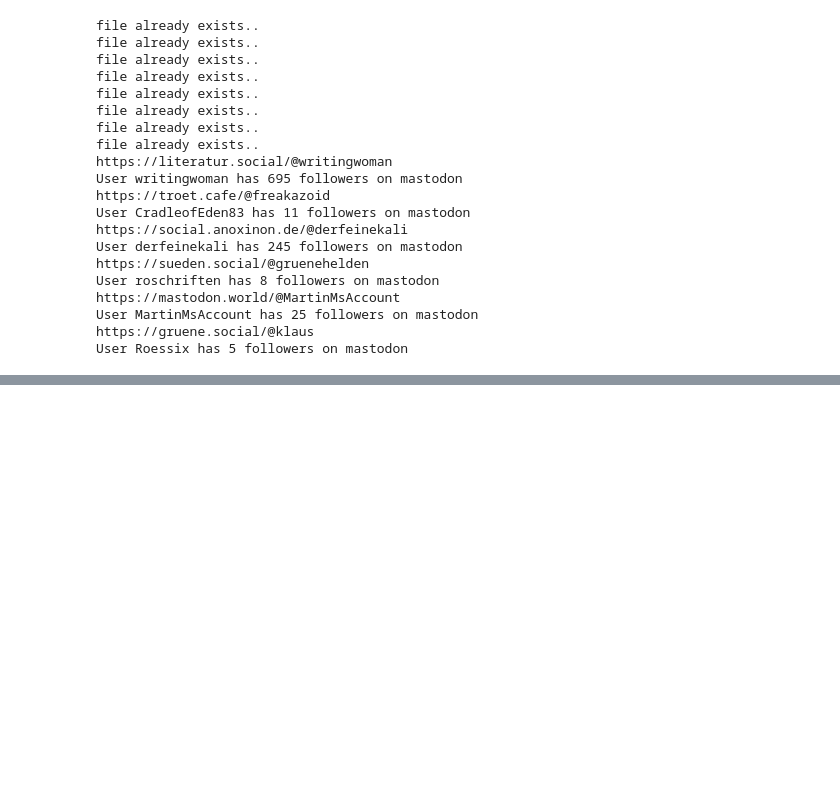
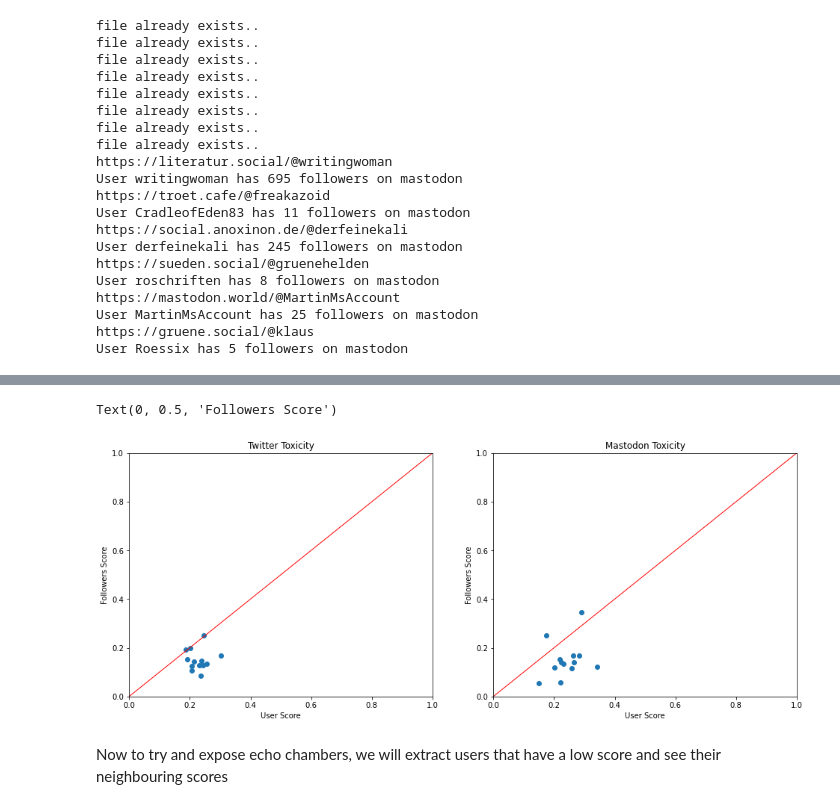
Before and after one commit to S4b3/Twitter_Mastodon_Toxicity_Analysis, a Jupyter notebook: main.ipynb, the cells around one changed output, grey strips where cells are left out. Cells and saved outputs as stored; diff of their text form; code cells hidden in the pictures; blank space fills up the shorter version.

Commit message:
Scraping of followers

```diff
--- a/main.ipynb
+++ b/main.ipynb
@@ -552,6 +566,8 @@ for idx, user in avg_toxic_users.iterrows():
         print("file already exists..")
         continue
     results = query_mastodon_followers(str(user['mastodon_username']))
+    if(not results):
+        continue
     print(f'User { user["twitter_username"] } has {len(results)} followers on mastodon')
 
     with open(f'./toxic_accounts_followers/mastodon/{user["twitter_id"]}.json', 'w+') as json_file:
@@ -922,0 +731,3 @@ Add its username to accounts_to_skip
+# %%
+with open('./toxic_followers_scores.csv', 'w+') as scores_file :
+    scores_file.write('twitter_id,twitter_username,mastodon_username,Twitter_TOXICITY,Twitter_SEVERE_TOXICITY,Twitter_IDENTITY_ATTACK,Twitter_INSULT,Twitter_PROFANITY,Twitter_THREAT,Mastodon_TOXICITY,Mastodon_SEVERE_TOXICITY,Mastodon_IDENTITY_ATTACK,Mastodon_INSULT,Mastodon_PROFANITY,Mastodon_THREAT')
@@ -922,0 +771,13 @@ Add its username to accounts_to_skip
+# %%
+# 1. open scores
+scores = pd.read_csv('./scores.csv')
+# 2. for each user in avg toxic we save its scores
+columns = ['twitter_id', *scores.columns]
+avg_toxic_scores = pd.DataFrame(columns = columns)
+# 3. process toxic users
+for idx, tox in avg_toxic_users.iterrows():
+
+    data = pd.Series([tox['twitter_id'], *scores[scores['twitter_username'] == tox['twitter_username']].values[0]], index = columns)
+    avg_toxic_scores = avg_toxic_scores.append(data, ignore_index = True)
+
+print(len(avg_toxic_scores))
@@ -922,0 +951,47 @@ Add its username to accounts_to_skip
+# %%
+toxic_followers = pd.read_csv('toxic_followers_scores.csv', index_col = None)
+
+
+#print(toxic_followers[toxic_followers["twitter_username"] == "francoiseleste"])
+tw_x = []
+tw_y = []
+
+ma_x = []
+ma_y = []
+
+for idx, user in avg_toxic_scores.iterrows():
+    #print(user["twitter_username"])
+    foll_score = toxic_followers[toxic_followers["twitter_username"] == user["twitter_username"]]
+    if(idx == 4):
+        continue
+
+
+    tw_x.append(user["Twitter_TOXICITY"])
+    tw_y.append(foll_score["Twitter_TOXICITY"].values[0])
+
+    ma_x.append(user["Mastodon_TOXICITY"])
+    ma_y.append(foll_score["Mastodon_TOXICITY"].values[0])
+
+fig, ax = plt.subplots(1, 2, figsize=(16, 6))
+
+ax[0].scatter(tw_x,tw_y, vmax=1, vmin=0,)
+ax[0].set_xlim([0, 1])
+ax[0].set_ylim([0, 1])
+ax[0].axline((0,0),(1,1), linewidth=1, color='r')
+ax[0].set_title('Twitter Toxicity')
+ax[0].set_xlabel('User Score')
+ax[0].set_ylabel('Followers Score')
+
+
+ax[1].scatter(ma_x,ma_y, vmax=1, vmin=0,)
+ax[1].set_xlim([0, 1])
+ax[1].set_ylim([0, 1])
+ax[1].axline((0,0),(1,1), linewidth=1, color='r')
+ax[1].set_title('Mastodon Toxicity')
+ax[1].set_xlabel('User Score')
+ax[1].set_ylabel('Followers Score')
+# %% [output]
+Text(0, 0.5, 'Followers Score')
+[figure, added]
+# %% [markdown]
+Now to try and expose echo chambers, we will extract users that have a low score and see their neighbouring scores
```
Also changed, not shown: parts of 28 cells of this notebook, 1 other file.
